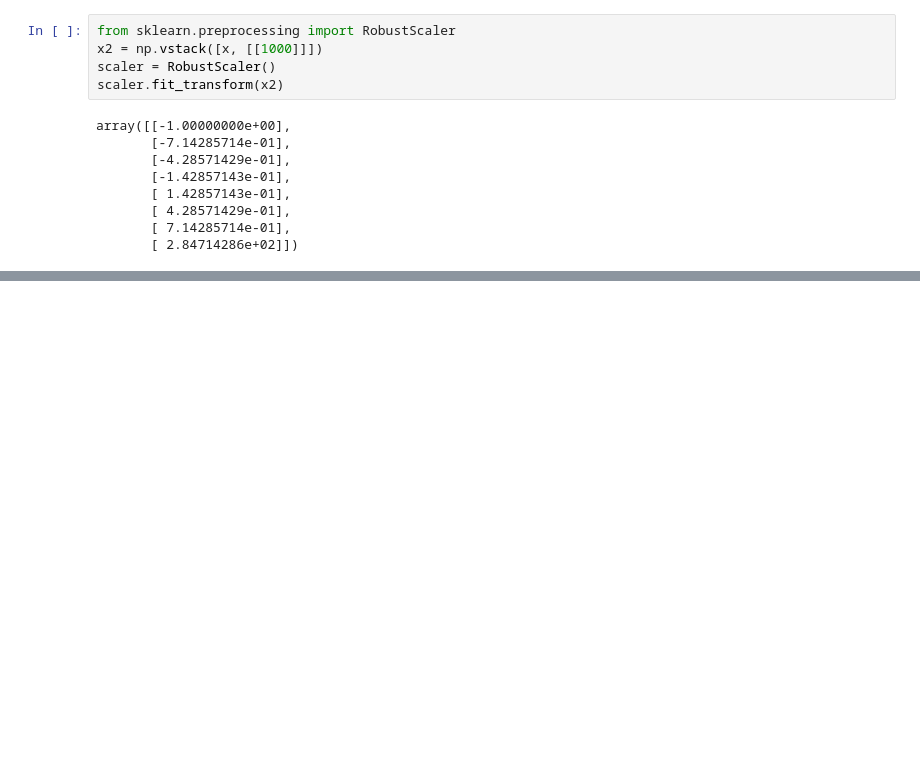
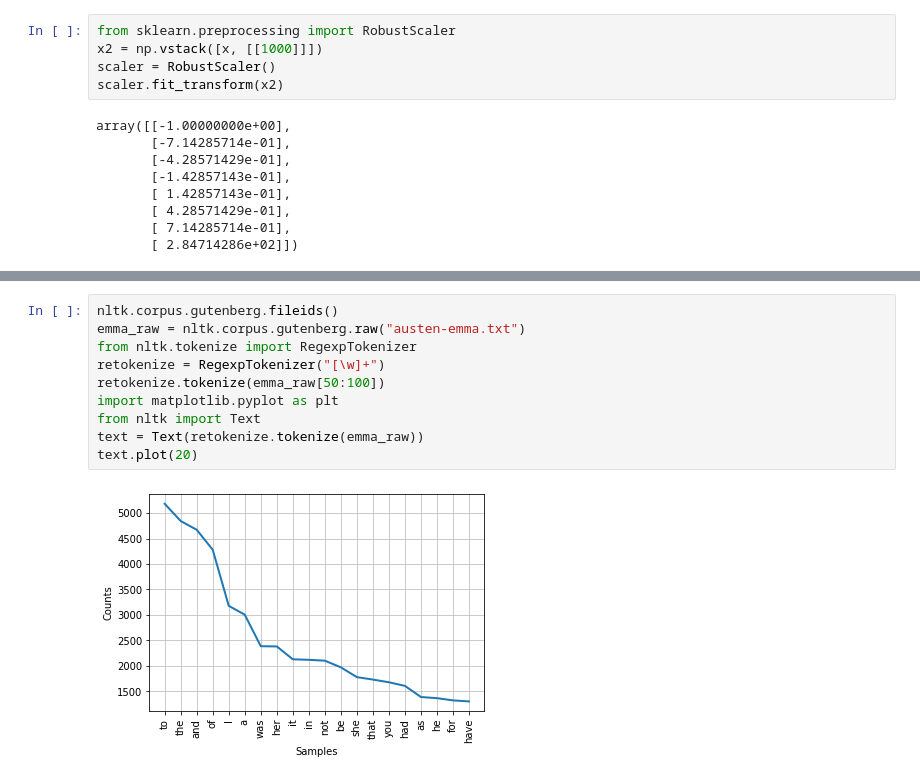
Before and after one commit to chi-hun/datascienceschool, a Jupyter notebook: datascienceschool.ipynb, the cells around one changed output, grey strips where cells are left out. Saved outputs shown, nothing was run; the diff lists cells and outputs as text; blank space fills up the shorter version.

```diff
--- a/datascienceschool.ipynb
+++ b/datascienceschool.ipynb
@@ -555,0 +596,12 @@ array([[-1.00000000e+00],
+# %%
+nltk.corpus.gutenberg.fileids()
+emma_raw = nltk.corpus.gutenberg.raw("austen-emma.txt")
+from nltk.tokenize import RegexpTokenizer
+retokenize = RegexpTokenizer("[\w]+")
+retokenize.tokenize(emma_raw[50:100])
+import matplotlib.pyplot as plt
+from nltk import Text
+text = Text(retokenize.tokenize(emma_raw))
+text.plot(20)
+# %% [output]
+[figure, added]
```
Also changed, not shown: parts of 8 cells of this notebook.
